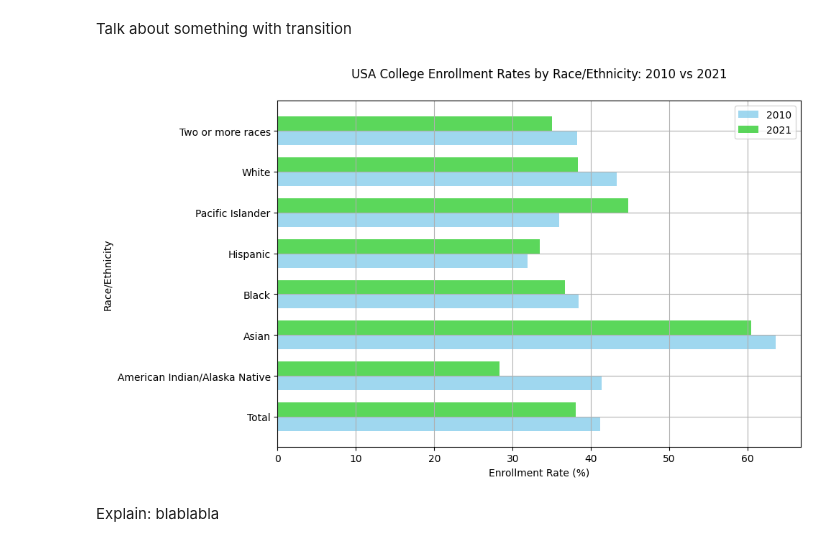
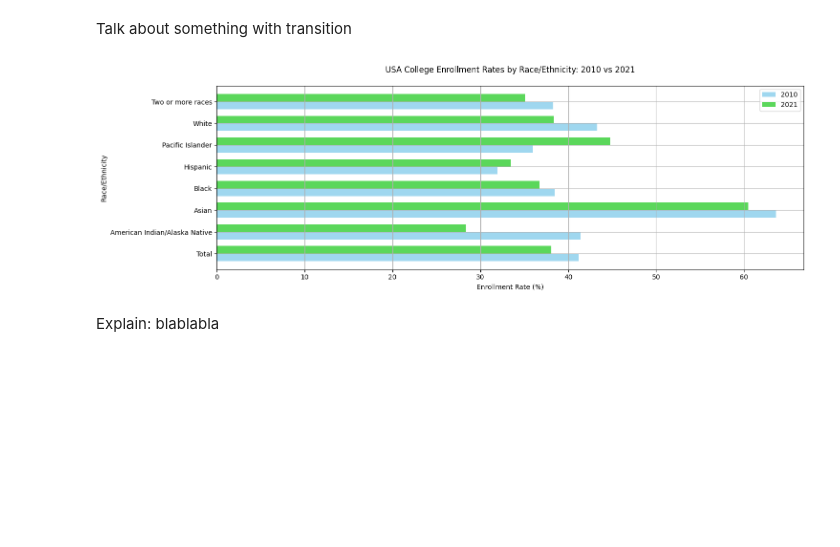
Before and after one commit to jerryliUMD/cmsc320_final_tutorial, a Jupyter notebook: tutorial.ipynb, the cells around one changed output. Drawn from its saved outputs; the diff is of its cells as text; code cells hidden in the pictures; blank space fills up the shorter version.

```diff
--- a/tutorial.ipynb
+++ b/tutorial.ipynb
@@ -351,33 +351,33 @@ Explain: blablablab
 Talk about something with transition
 # %%
 # Set up the plot
-plt.figure(figsize=(10, 6))
+plt.figure(figsize=(15, 5))
 
 # Calculate the width of each bar group
 bar_width = 0.35
 
 # Create positions for the bars
 positions_2010 = list(range(len(df_usa_college_enroll_rate_enthnicity)))
 positions_2021 = [pos + bar_width for pos in positions_2010]
 
 # Plot the bars for 2010 and 2021
 plt.barh(positions_2010, df_usa_college_enroll_rate_enthnicity['2010'], height=bar_width, color='skyblue', alpha=0.8, label='2010')
 plt.barh(positions_2021, df_usa_college_enroll_rate_enthnicity['2021'], height=bar_width, color='limegreen', alpha=0.8, label='2021')
 
 # Set y-ticks and labels
 plt.yticks([pos + bar_width / 2 for pos in positions_2010], df_usa_college_enroll_rate_enthnicity['Race'])
 
 # Customize the plot
 plt.xlabel('Enrollment Rate (%)')
 plt.ylabel('Race/Ethnicity')
 plt.title('USA College Enrollment Rates by Race/Ethnicity: 2010 vs 2021', y=1.05)
 plt.legend()
 plt.grid(True)
 # Display the plot
 plt.tight_layout()
 plt.show()
 # %% [output]
-[figure, old version]
+[figure, new version]
 # %% [markdown]
 Explain: blablabla
 # %%
```
